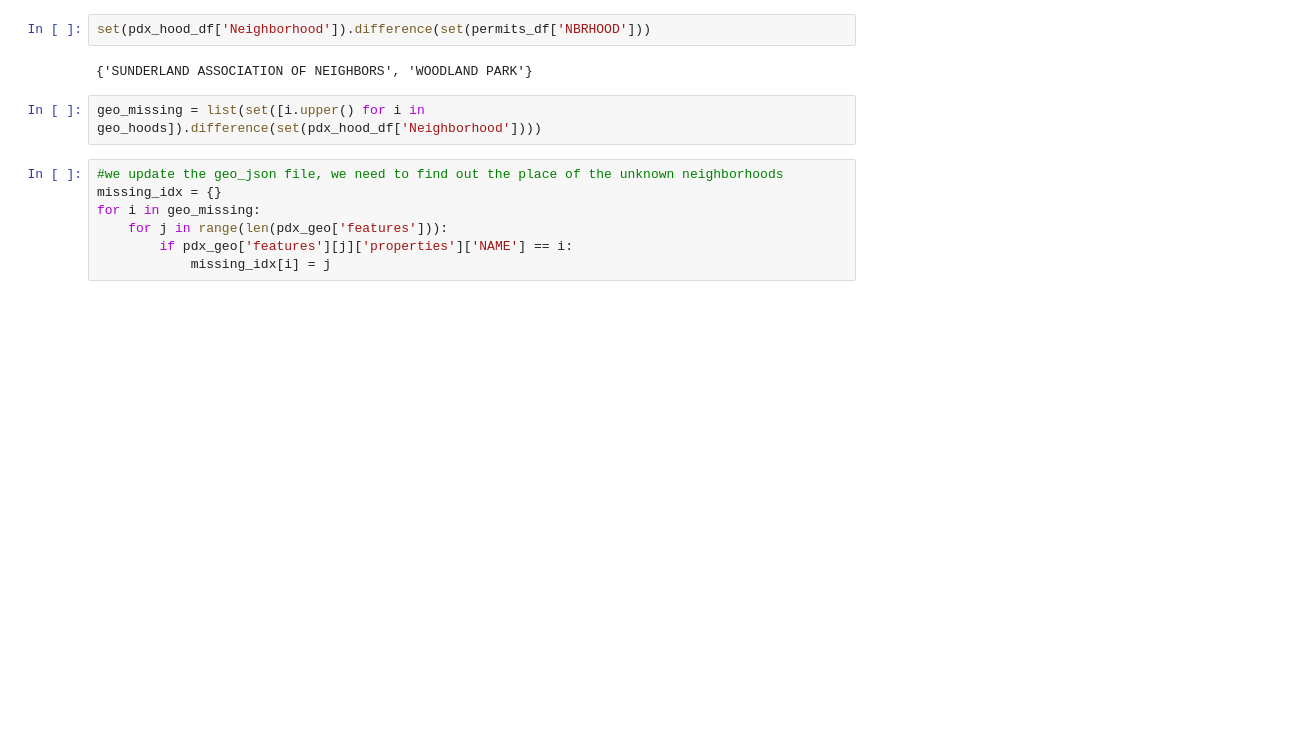
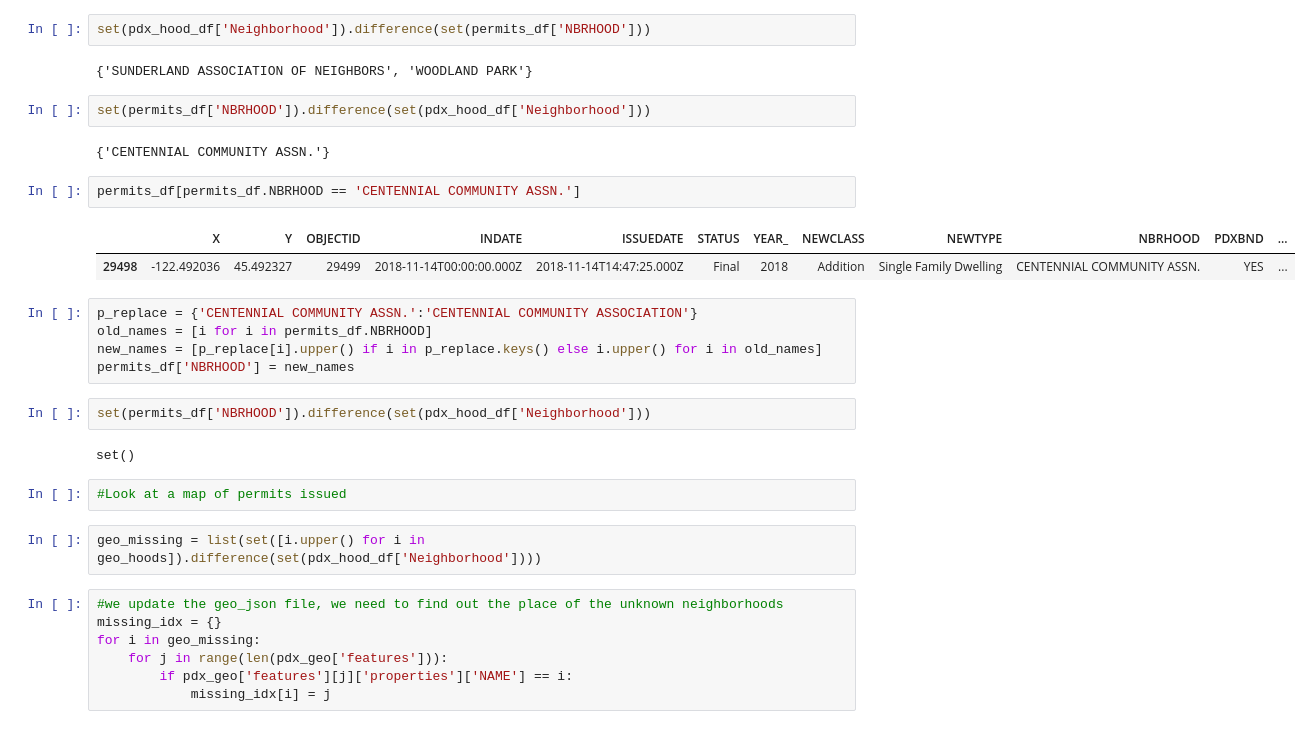
Before and after one commit to ExtraLime/Coursea_Capstone, a Jupyter notebook: pdx.ipynb, the cells around one changed output. Cells and saved outputs as stored; diff of their text form; blank space fills up the shorter version.

```diff
--- a/pdx.ipynb
+++ b/pdx.ipynb
@@ -361,6 +387,26 @@ Now, lets re-check to see the differences in the permits_df neighborhoods and pd
 set(pdx_hood_df['Neighborhood']).difference(set(permits_df['NBRHOOD']))
 # %% [output]
 {'SUNDERLAND ASSOCIATION OF NEIGHBORS', 'WOODLAND PARK'}
+# %%
+set(permits_df['NBRHOOD']).difference(set(pdx_hood_df['Neighborhood']))
+# %% [output]
+{'CENTENNIAL COMMUNITY ASSN.'}
+# %%
+permits_df[permits_df.NBRHOOD == 'CENTENNIAL COMMUNITY ASSN.']
+# %% [output]
+|  | X | Y | OBJECTID | INDATE | ISSUEDATE | STATUS | YEAR_ | NEWCLASS | NEWTYPE | NBRHOOD | PDXBND | ... |
+| 29498 | -122.492036 | 45.492327 | 29499 | 2018-11-14T00:00:00.000Z | 2018-11-14T14:47:25.000Z | Final | 2018 | Addition | Single Family Dwelling | CENTENNIAL COMMUNITY ASSN. | YES | ... |
+# %%
+p_replace = {'CENTENNIAL COMMUNITY ASSN.':'CENTENNIAL COMMUNITY ASSOCIATION'}
+old_names = [i for i in permits_df.NBRHOOD]
+new_names = [p_replace[i].upper() if i in p_replace.keys() else i.upper() for i in old_names]
+permits_df['NBRHOOD'] = new_names
+# %%
+set(permits_df['NBRHOOD']).difference(set(pdx_hood_df['Neighborhood']))
+# %% [output]
+set()
+# %%
+#Look at a map of permits issued
 # %%
 geo_missing = list(set([i.upper() for i in geo_hoods]).difference(set(pdx_hood_df['Neighborhood'])))
 # %%
```
Also changed, not shown: parts of 5 cells of this notebook.
